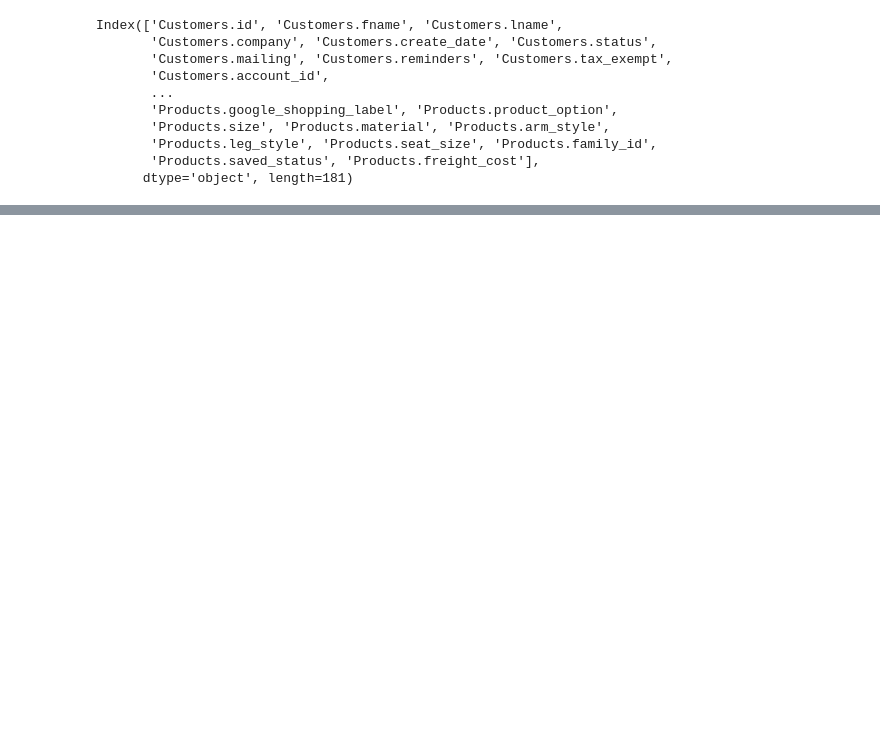
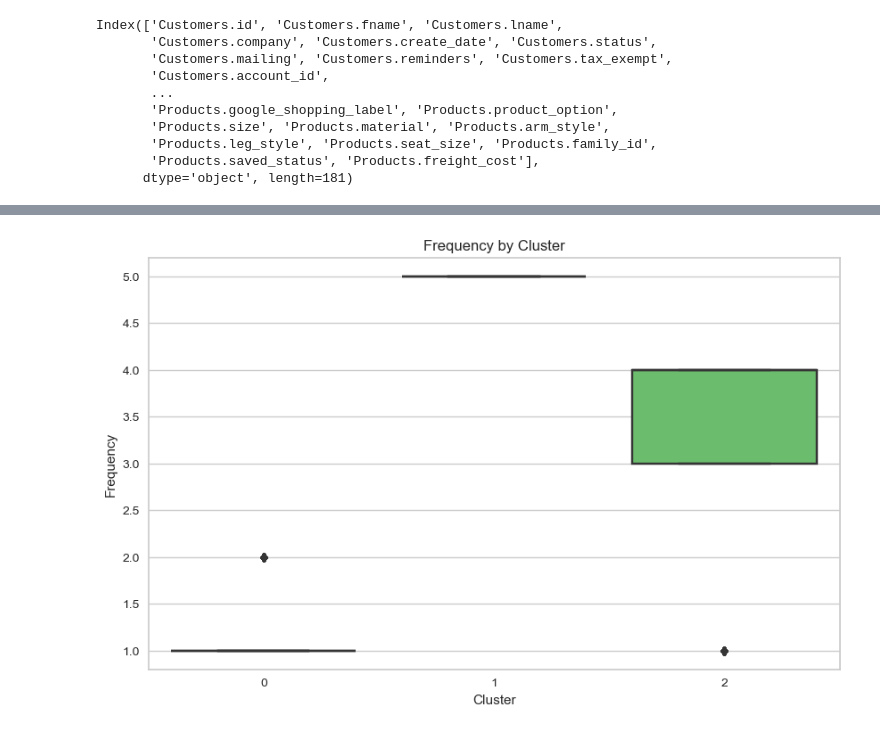
Before and after one commit to ramazannbilen/AI-machine-learning, a Jupyter notebook: Assignments/Customer Segmentation/Customer Segmentation.ipynb, the cells around one changed output, grey strips where cells are left out. Cells and saved outputs as stored; diff of their text form; code cells hidden in the pictures; blank space fills up the shorter version.

```diff
--- a/Assignments/Customer Segmentation/Customer Segmentation.ipynb
+++ b/Assignments/Customer Segmentation/Customer Segmentation.ipynb
@@ -43,0 +539,9 @@ product = df.filter(like='Products')
+# %%
+plt.figure(figsize=(10, 6))
+sns.boxplot(x='cluster', y='FrequencyScore', data=x, palette='viridis')
+plt.title('Frequency by Cluster')
+plt.xlabel('Cluster')
+plt.ylabel('Frequency')
+plt.show()
+# %% [output]
+[figure, added]
```
Also changed, not shown: parts of 77 cells of this notebook, 2 other files.
